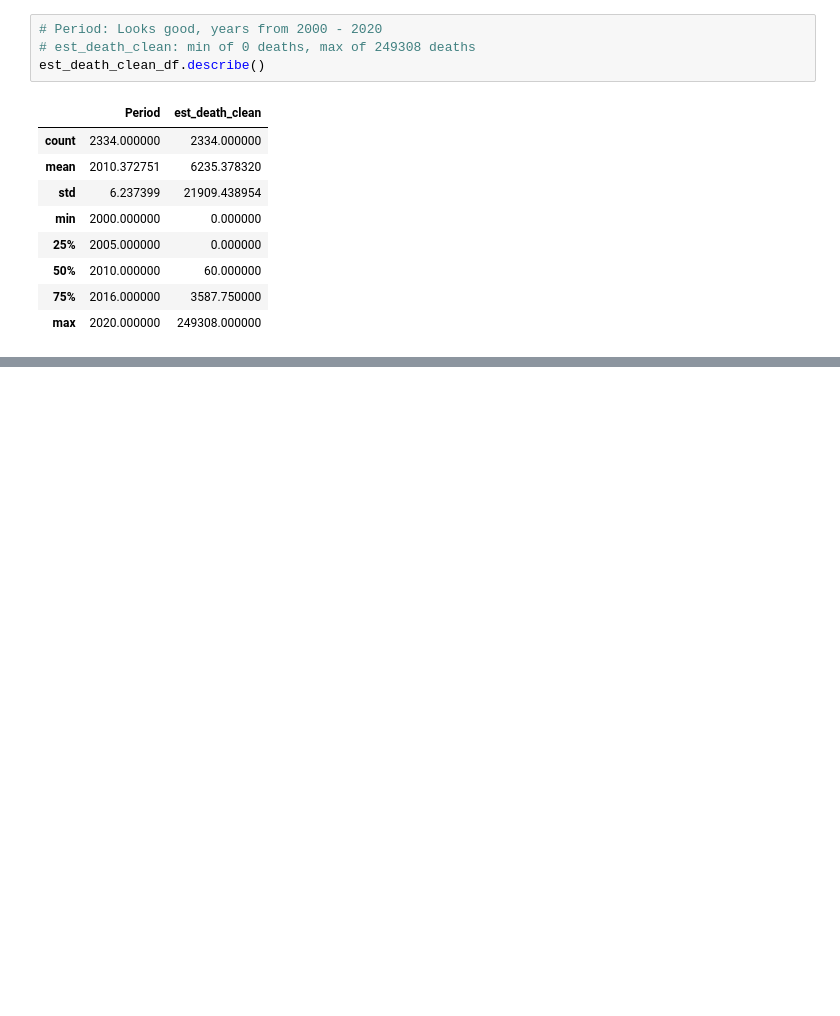
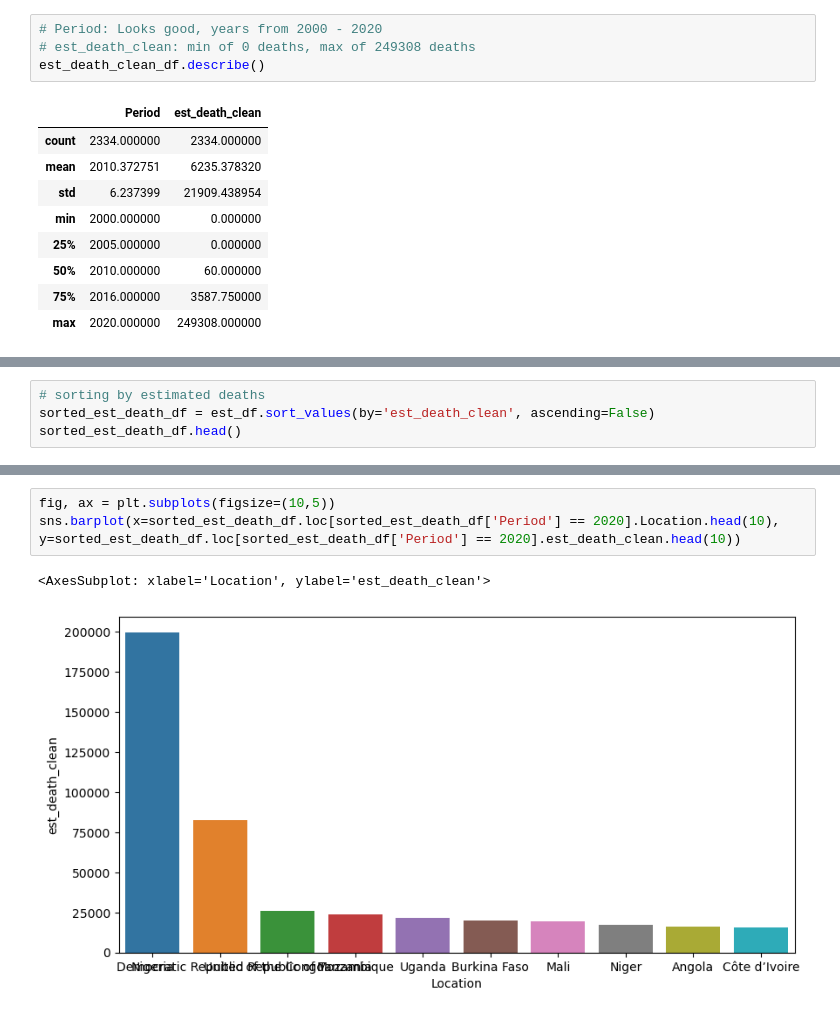
Before and after one commit to fetterollie/Malaria-Data-Exploration, a Jupyter notebook: index.ipynb, the cells around one changed output, grey strips where cells are left out. Drawn from its saved outputs; the diff is of its cells as text; blank space fills up the shorter version.

```diff
--- a/index.ipynb
+++ b/index.ipynb
@@ -482,0 +578,4 @@ est_death_clean_df.describe()
+# %%
+# sorting by estimated deaths
+sorted_est_death_df = est_df.sort_values(by='est_death_clean', ascending=False)
+sorted_est_death_df.head()
@@ -482,0 +589,6 @@ est_death_clean_df.describe()
+# %%
+fig, ax = plt.subplots(figsize=(10,5))
+sns.barplot(x=sorted_est_death_df.loc[sorted_est_death_df['Period'] == 2020].Location.head(10), y=sorted_est_death_df.loc[sorted_est_death_df['Period'] == 2020].est_death_clean.head(10))
+# %% [output]
+<AxesSubplot: xlabel='Location', ylabel='est_death_clean'>
+[figure, added]
```
Also changed, not shown: parts of 16 cells of this notebook.
